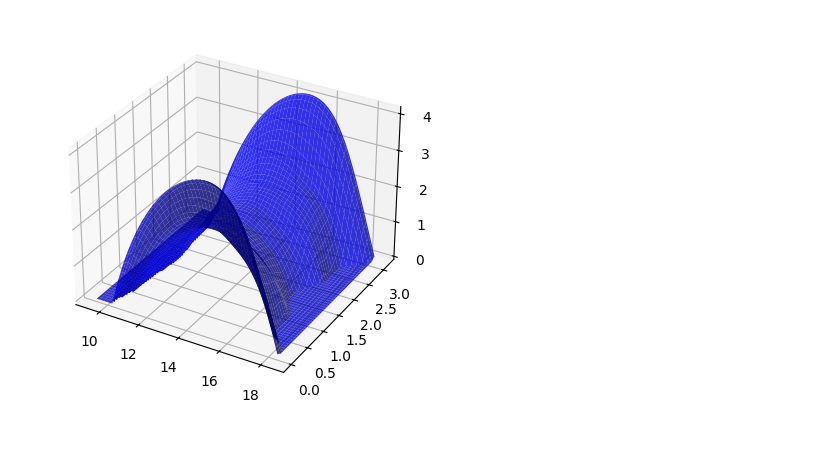
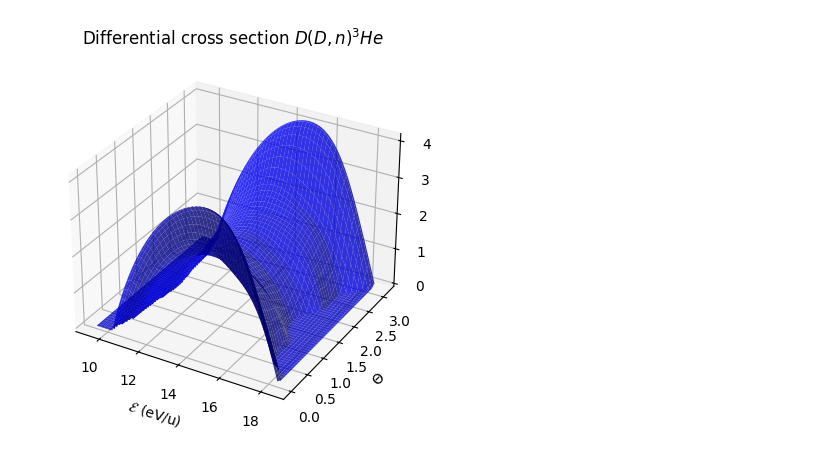
Before and after one commit to Ul1anchik/Plasma-Physics-Lab, a Jupyter notebook: d_d_n_he3.ipynb, the cells around one changed output. Saved outputs shown, nothing was run; the diff lists cells and outputs as text; code cells hidden in the pictures.

```diff
--- a/d_d_n_he3.ipynb
+++ b/d_d_n_he3.ipynb
@@ -5,18 +5,23 @@ from d_d_n_he3 import *
 # %%
 ax = plt.axes(projection="3d")
 energies = np.logspace(4.1, 8, num=100)
 angles = np.linspace(0, np.pi, 100)
 xv, yv = np.meshgrid(np.log(energies), angles)
 
 z2 = np.zeros((len(angles), len(energies)))
 for i in range(len(energies)):
     e = energies[i]
     for j in range(len(angles)):
         angle = angles[j]
         z2[j, i] = max(diff_cross_2(e, angle), 1)
 
 
+ax.set_title("Differential cross section $D(D,n)^3 He$")
+ax.set_xlabel("$ \mathcal{E}$ (eV/u)")
+ax.set_ylabel("$ \Theta $")
+ax.set_zlabel("$ d\sigma/d\Omega$ (mb/sr)")
 ax.plot_surface(xv, yv, np.log(z2), color=(0,0,1,0.8))
+
 plt.show()
 # %% [output]
-[figure, old version]
+[figure, new version]
```
Also changed, not shown: 1 other file.
